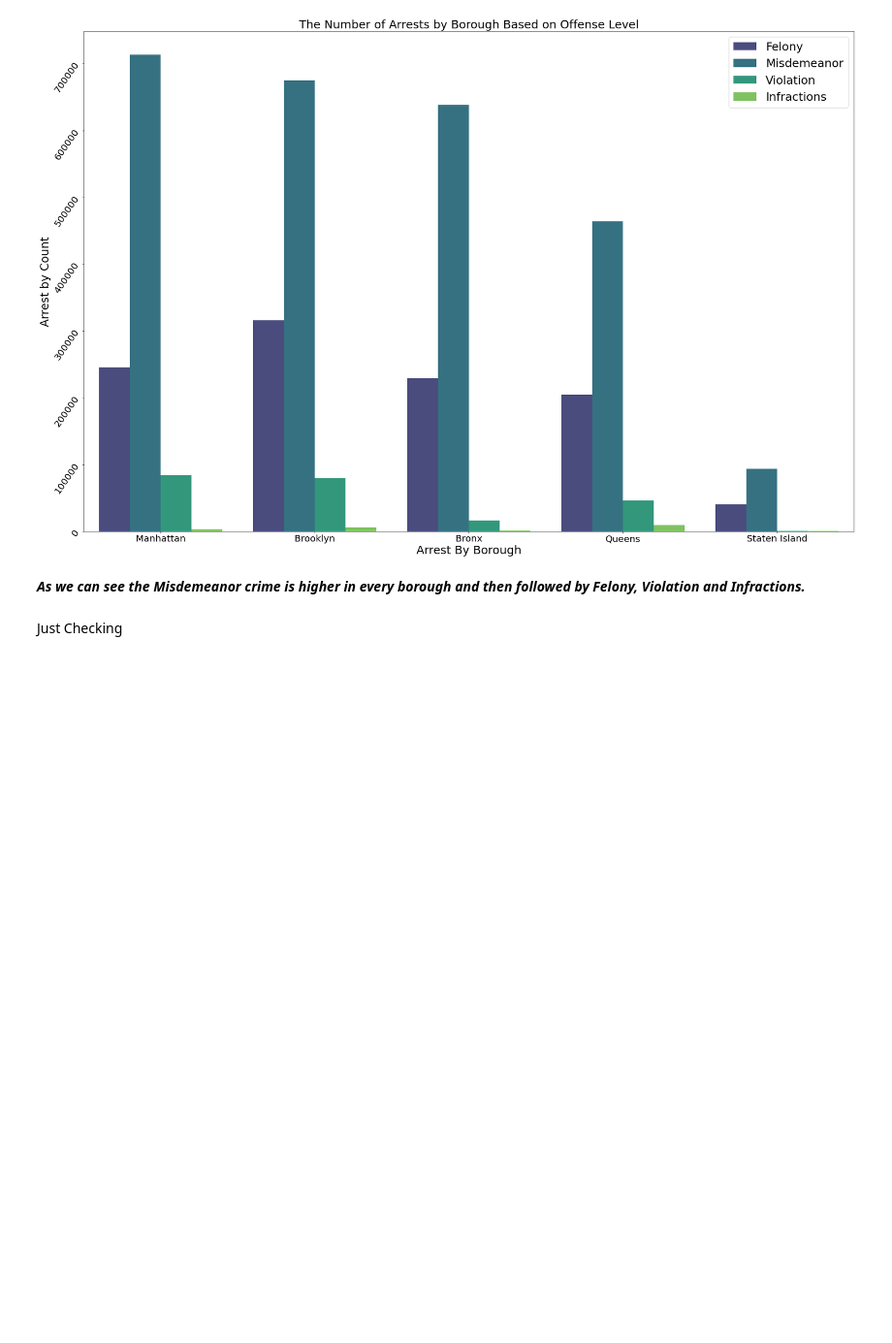
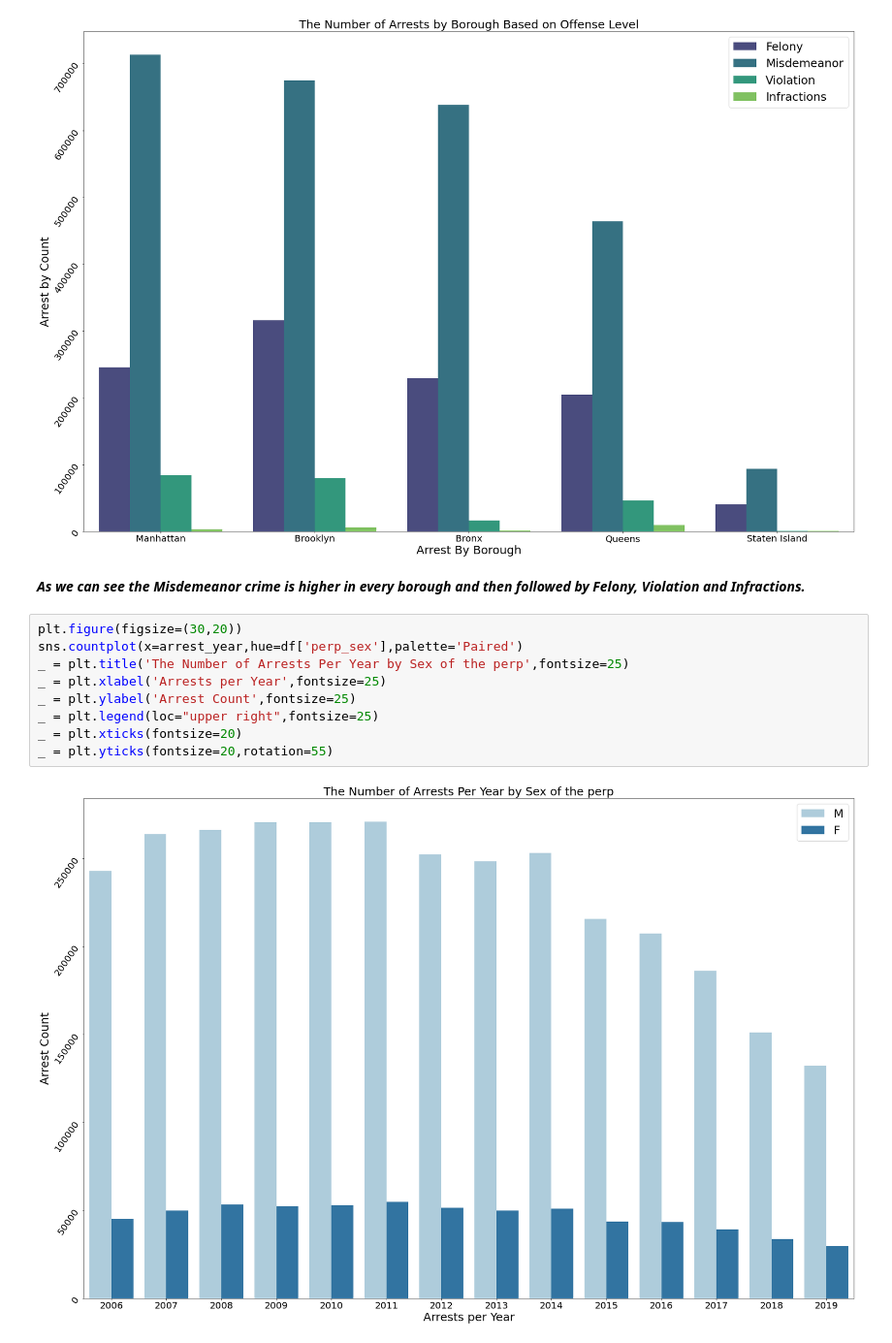
Before and after one commit to Gkimatov/CS-460, a Jupyter notebook: 460_Data_Visualization.ipynb, the cells around one changed output. Shown at 97% size. Saved outputs shown, nothing was run; the diff lists cells and outputs as text; blank space fills up the shorter version.

Commit message:
add visualization for age_group & perp_sex

```diff
--- a/460_Data_Visualization.ipynb
+++ b/460_Data_Visualization.ipynb
@@ -102,5 +106,14 @@ _ = plt.yticks(fontsize=20,rotation=55)
 [figure]
 # %% [markdown]
 ***As we can see the Misdemeanor crime is higher in every borough and then followed by Felony, Violation and Infractions.***
-# %% [markdown]
-Just Checking
+# %%
+plt.figure(figsize=(30,20))
+sns.countplot(x=arrest_year,hue=df['perp_sex'],palette='Paired')
+_ = plt.title('The Number of Arrests Per Year by Sex of the perp',fontsize=25)
+_ = plt.xlabel('Arrests per Year',fontsize=25)
+_ = plt.ylabel('Arrest Count',fontsize=25)
+_ = plt.legend(loc="upper right",fontsize=25)
+_ = plt.xticks(fontsize=20)
+_ = plt.yticks(fontsize=20,rotation=55)
+# %% [output]
+[figure, added]
```
Also changed, not shown: parts of 4 cells of this notebook.
